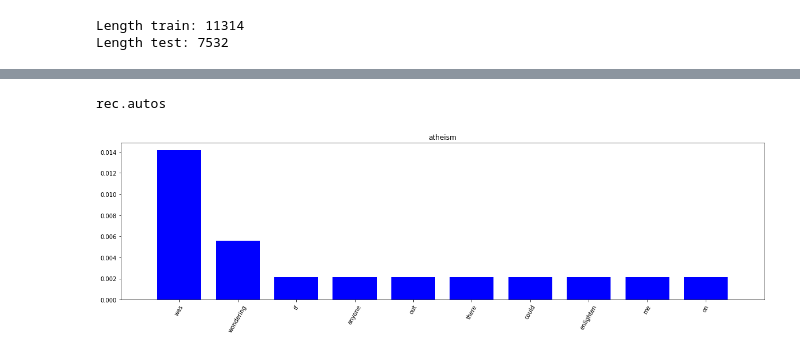
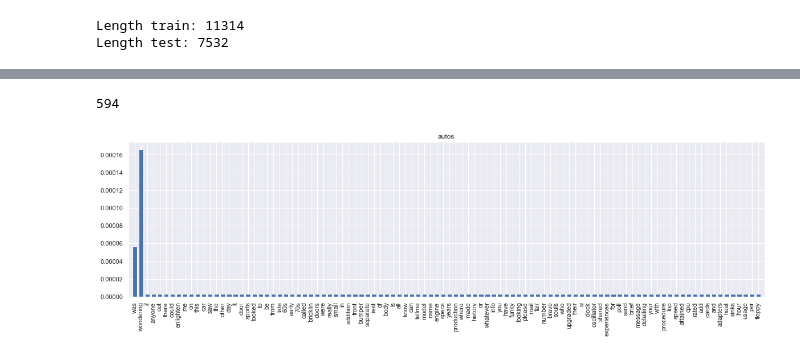
Before and after one commit to scheinpablo/TP1Redes, a Jupyter notebook: tp1.ipynb, the cells around one changed output, grey strips where cells are left out. Drawn from its saved outputs; the diff is of its cells as text; code cells hidden in the pictures.

Commit message:
graph categories

```diff
--- a/tp1.ipynb
+++ b/tp1.ipynb
@@ -59,3 +94,10 @@ and possibly introduce new bugs, they just tell the crew
+# %%
+def get_words_distribution_from_matrix(alpha, feature_matrix):
+    # Alpha es para suavizar y evitar la probabilidad cero. Normalmente 1
+    # Es como agregar un mail con todas las palabras
+    words_distribution_un = feature_matrix.sum(axis=0) + alpha
+    words_distribution = words_distribution_un/(words_distribution_un.sum() + alpha*feature_matrix.shape[1])
+    return words_distribution
 # %%
 count_vectorizer = CountVectorizer()
 matrix = count_vectorizer.fit_transform(twenty_train.data)
@@ -62,24 +106,0 @@ matrix = count_vectorizer.fit_transform(twenty_train.data)
-# %%
-def plot_bar_chart(P, vocabulary = None, title='title'):
-    N = len(P)
-    plt.figure(figsize=(20, 5)) # Tamaño del gráfico
-    indexes = list(range(1, len(P) + 1))
-    plt.bar(indexes, P, width=0.75, color='b') # Grafico
-    plt.title(title)
-
-    # Definición de indices
-    if not vocabulary:
-        string_indexes = [str(i) for i in indexes]
-    else:
-        string_indexes = [vocabulary[i-1] for i in indexes]
-    plt.xlim([0,N+1])
-    plt.xticks(indexes, string_indexes)
-    plt.xticks(rotation=60)
-    plt.show()
-# %%
-def get_words_distribution_from_matrix(alpha, feature_matrix):
-    # Alpha es para suavizar y evitar la probabilidad cero. Normalmente 1
-    # Es como agregar un mail con todas las palabras
-    words_distribution_un = feature_matrix.sum(axis=0) + alpha
-    words_distribution = words_distribution_un/(words_distribution_un.sum() + alpha*feature_matrix.shape[1])
-    return words_distribution * 500
@@ -107,4 +106,0 @@ Matrix shape: (11314, 114751)
-# %%
-print(twenty_train.target_names[7])
-# %% [output]
-rec.autos
@@ -125,0 +107,8 @@ atheism_words_distribution = get_words_distribution_from_matrix(20, atheism)
+# %%
+labels = np.asarray(twenty_train.target_names[twenty_train.target] =='rec.autos')
+print(np.count_nonzero(labels))
+
+autos_mat = matrix[labels,:]
+autos_words_distribution = get_words_distribution_from_matrix(1, autos_mat)
+# %% [output]
+594
@@ -126,10 +127,10 @@ atheism_words_distribution = get_words_distribution_from_matrix(20, atheism)
 # %%
-N = 10
-plot_bar_chart(np.array(atheism_words_distribution)[0][:N],
-                vocabulary = list(count_vectorizer.vocabulary_.keys()),
-               title='atheism')
+N = 100
+plot_bar_chart(np.array(autos_words_distribution)[0][:N],
+               vocabulary = list(count_vectorizer.vocabulary_.keys())[:N],
+               title='autos')
 # %% [output]
-[figure, old version]
+[figure, new version]
 # %%
 # Veamos si el primer email es SPAM o no
 # El primer mail corresponde a la primer fila de la matriz
```
Also changed, not shown: parts of 11 cells of this notebook.
